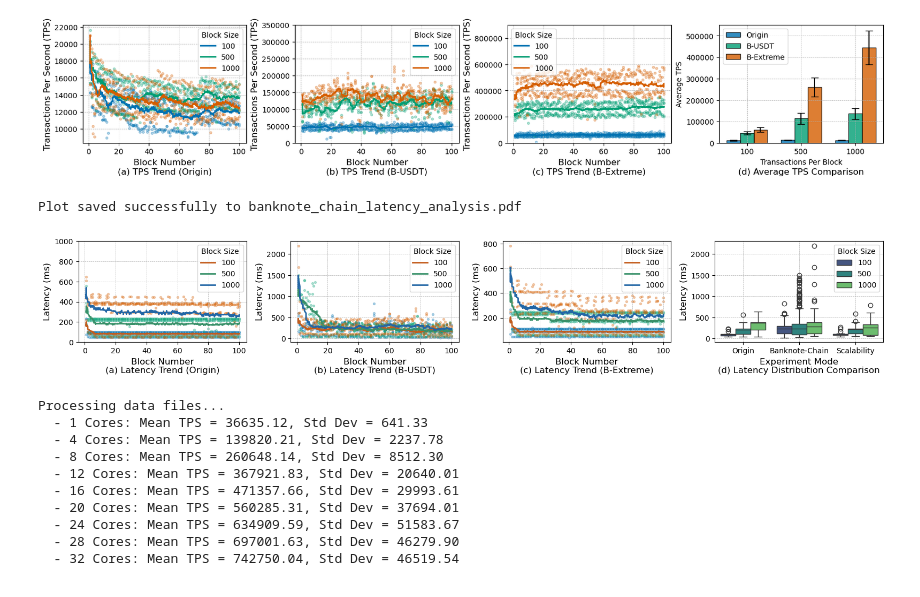
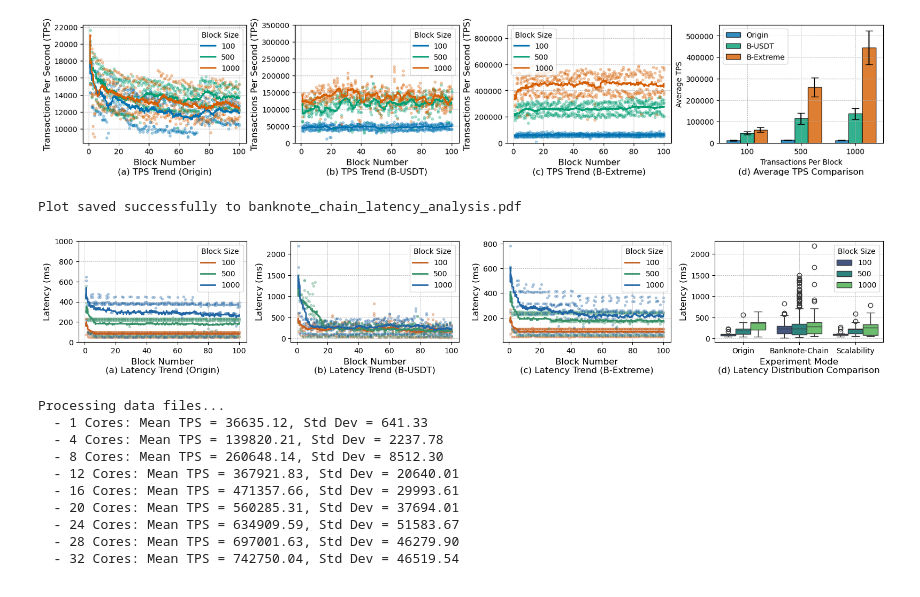
Before and after one commit to zhiyongm/Banknote-Chain, a Jupyter notebook: expDataAndFigsCode/draw_performance.Ipynb, the cells around one changed output. Saved outputs shown, nothing was run; the diff lists cells and outputs as text; code cells hidden in the pictures.

```diff
--- a/expDataAndFigsCode/draw_performance.Ipynb
+++ b/expDataAndFigsCode/draw_performance.Ipynb
@@ -258,8 +258,7 @@ def plot_latency_vs_block_number(ax, base_dir, nodes, mode, title):
         df['moving_average'] = df['delay_time'].rolling(window=20, min_periods=1).mean()
 
         # Scatter plot for raw data points
-        ax.scatter(df['block_number'], df['delay_time'], alpha=0.3, s=8
-                   )
+        ax.scatter(df['block_number'], df['delay_time'], alpha=0.3, s=8, color=colors[size]  )
 
         # Line plot for moving average
         ax.plot(df['block_number'], df['moving_average'], color=colors[size], linewidth=2, label=f'{size}')
@@ -328,34 +327,34 @@ def main():
     fig, axes = plt.subplots(1, 4, figsize=(16, 3), constrained_layout=True)
 
     # Subplot 1: Origin
     plot_latency_vs_block_number(axes[0], base_dir, nodes_to_analyze, 'origin', '(a) Latency Trend (Origin)')
 
     # Subplot 2: Banknote (USDT)
     plot_latency_vs_block_number(axes[1], base_dir, nodes_to_analyze, 'banknote', '(b) Latency Trend (B-USDT)')
 
     # Subplot 3: Scalability
     plot_latency_vs_block_number(axes[2], base_dir, nodes_to_analyze, 'scalability', '(c) Latency Trend (B-Extreme)')
 
     # Subplot 4: Boxplot comparison
     plot_latency_boxplot(axes[3], base_dir, nodes_to_analyze, '(d) Latency Distribution Comparison')
 
     # --- Finalization ---
     plt.tight_layout()
 
     # Save the figure to a PDF file
     output_filename = 'banknote_chain_latency_analysis.pdf'
     plt.savefig(Paper_fig_location+output_filename, format='pdf', bbox_inches='tight')
     print(f"Plot saved successfully to {output_filename}")
 
     # Display the plot
     plt.show()
 
 
 if __name__ == '__main__':
     main()
 # %% [output]
 Plot saved successfully to banknote_chain_latency_analysis.pdf
-[figure, old version]
+[figure, new version]
 # %%
 import pandas as pd
 import numpy as np
```
